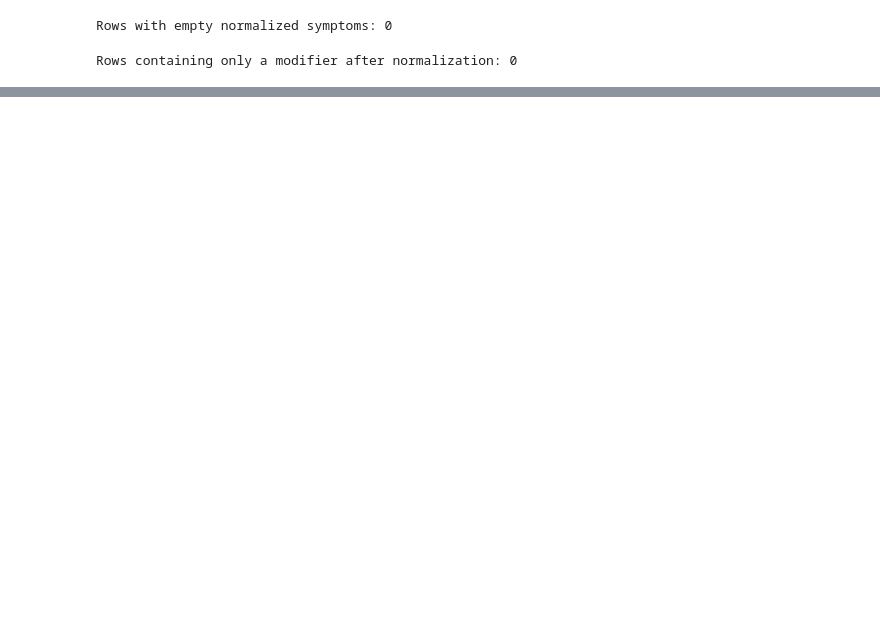
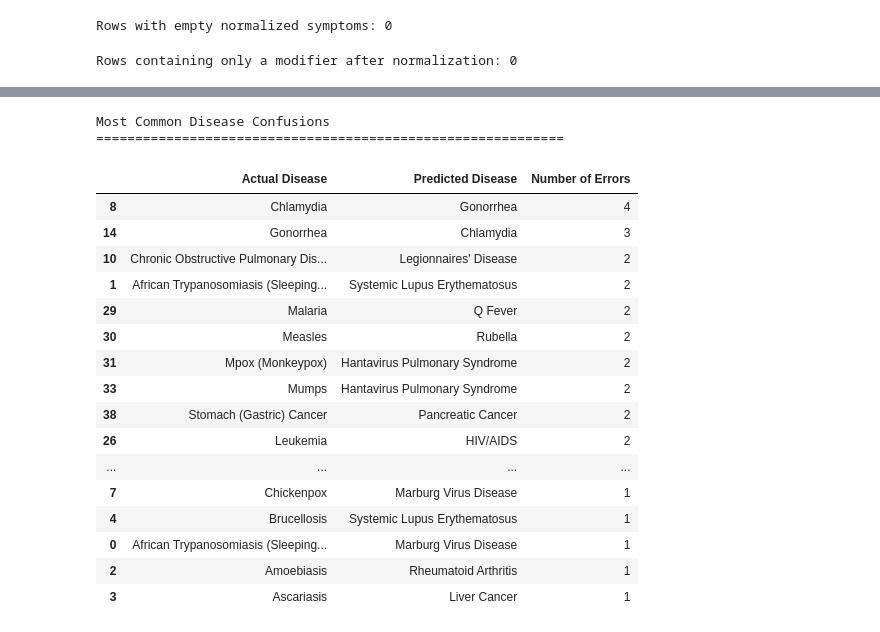
Before and after one commit to C026-01-0774-2023-NewtonOlando/new_health, a Jupyter notebook: new_health1.ipynb, the cells around one changed output, grey strips where cells are left out. Saved outputs shown, nothing was run; the diff lists cells and outputs as text; code cells hidden in the pictures; blank space fills up the shorter version.

```diff
--- a/new_health1.ipynb
+++ b/new_health1.ipynb
@@ -761,0 +904,5 @@ Rows containing only a modifier after normalization: 0
+# %%
+y_symptoms = df["Disease"]
+
+print("Samples:", len(y_symptoms))
+print("Diseases:", y_symptoms.nunique())
@@ -761,0 +912,11 @@ Rows containing only a modifier after normalization: 0
+# %%
+X_sym_train, X_sym_test, y_sym_train, y_sym_test = train_test_split(
+    X_symptoms,
+    y_symptoms,
+    test_size=0.20,
+    random_state=42,
+    stratify=y_symptoms
+)
+
+print("Training samples:", X_sym_train.shape[0])
+print("Testing samples:", X_sym_test.shape[0])
@@ -761,0 +1149,59 @@ Rows containing only a modifier after normalization: 0
+# %%
+# Create confusion matrix
+cm = confusion_matrix(
+    y_sym_test,
+    final_pred,
+    labels=final_model.classes_
+)
+
+# Convert to DataFrame
+cm_df = pd.DataFrame(
+    cm,
+    index=final_model.classes_,
+    columns=final_model.classes_
+)
+
+# Find the largest incorrect predictions
+errors = []
+
+for actual in cm_df.index:
+    for predicted in cm_df.columns:
+        if actual != predicted and cm_df.loc[actual, predicted] > 0:
+            errors.append({
+                "Actual Disease": actual,
+                "Predicted Disease": predicted,
+                "Number of Errors": cm_df.loc[actual, predicted]
+            })
+
+errors_df = pd.DataFrame(errors)
+
+# Sort by number of errors
+errors_df = errors_df.sort_values(
+    by="Number of Errors",
+    ascending=False
+)
+
+print("Most Common Disease Confusions")
+print("=" * 60)
+
+display(errors_df.head(20))
+# %% [output]
+Most Common Disease Confusions
+============================================================
+|  | Actual Disease | Predicted Disease | Number of Errors |
+| 8 | Chlamydia | Gonorrhea | 4 |
+| 14 | Gonorrhea | Chlamydia | 3 |
+| 10 | Chronic Obstructive Pulmonary Dis... | Legionnaires' Disease | 2 |
+| 1 | African Trypanosomiasis (Sleeping... | Systemic Lupus Erythematosus | 2 |
+| 29 | Malaria | Q Fever | 2 |
+| 30 | Measles | Rubella | 2 |
+| 31 | Mpox (Monkeypox) | Hantavirus Pulmonary Syndrome | 2 |
+| 33 | Mumps | Hantavirus Pulmonary Syndrome | 2 |
+| 38 | Stomach (Gastric) Cancer | Pancreatic Cancer | 2 |
+| 26 | Leukemia | HIV/AIDS | 2 |
+| ... | ... | ... | ... |
+| 7 | Chickenpox | Marburg Virus Disease | 1 |
+| 4 | Brucellosis | Systemic Lupus Erythematosus | 1 |
+| 0 | African Trypanosomiasis (Sleeping... | Marburg Virus Disease | 1 |
+| 2 | Amoebiasis | Rheumatoid Arthritis | 1 |
+| 3 | Ascariasis | Liver Cancer | 1 |
```
Also changed, not shown: parts of 19 cells of this notebook.
